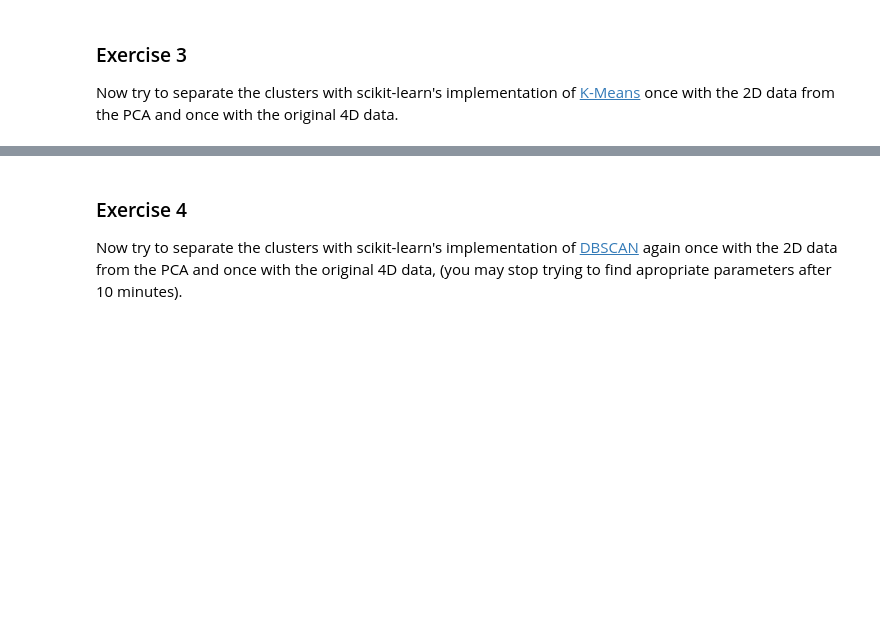
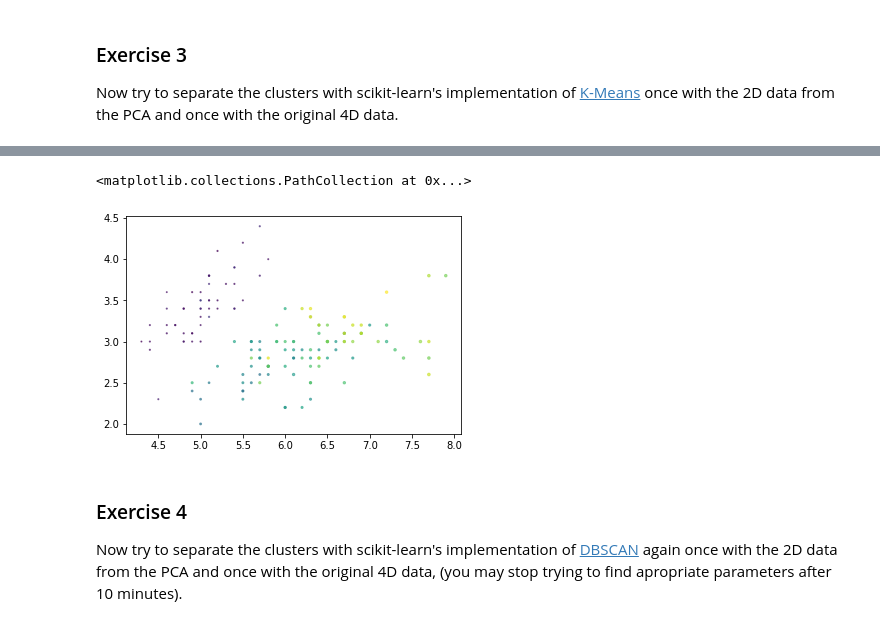
Before and after one commit to samerhmadi/Praktikum-8, a Jupyter notebook: 01_Intro_ex.ipynb, the cells around one changed output, grey strips where cells are left out. Drawn from its saved outputs; the diff is of its cells as text; code cells hidden in the pictures; blank space fills up the shorter version.

```diff
--- a/01_Intro_ex.ipynb
+++ b/01_Intro_ex.ipynb
@@ -262,3 +295,10 @@ Now try to separate the clusters with scikit-learn's implementation of [K-Means]
+# %%
+## K-means on orig 4D data
+kmeans = KMeans(n_clusters=3, random_state=42).fit(iris.data)
+plt.scatter(iris.data[:,0], iris.data[:,1],iris.data[:,2],iris.data[:,3], alpha=0.6)
+# %% [output]
+<matplotlib.collections.PathCollection at 0x...>
+[figure, added]
 # %% [markdown]
 ### Exercise 4
 
```
Also changed, not shown: parts of 18 cells of this notebook.
